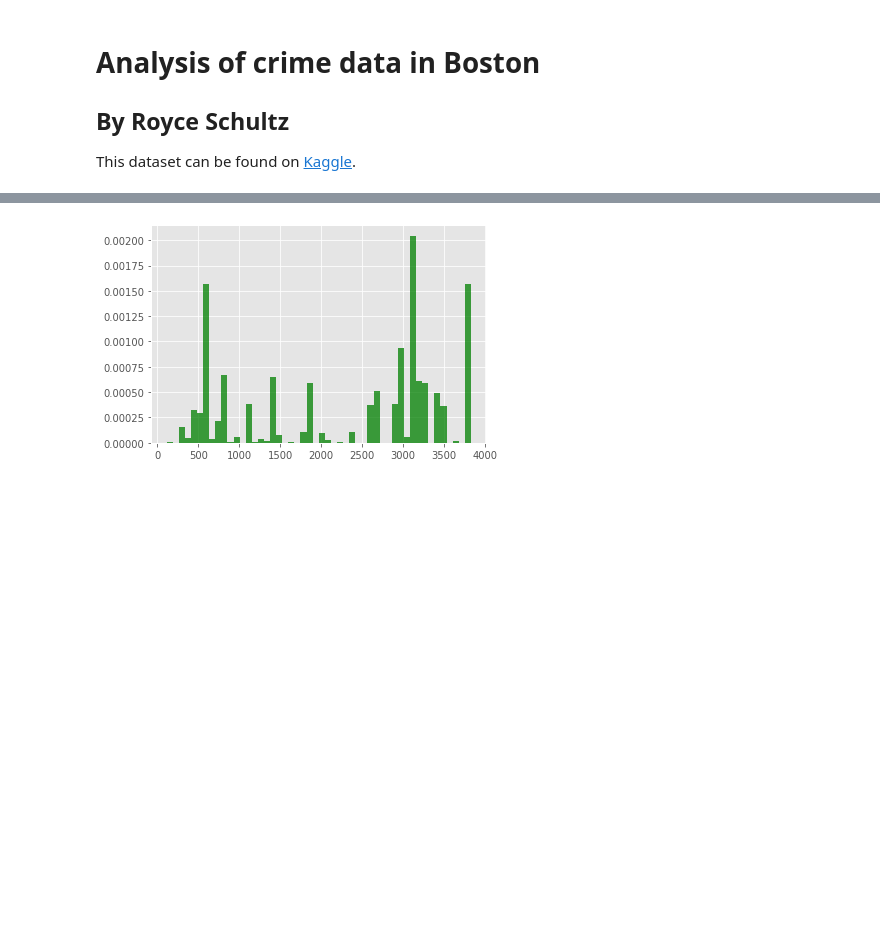
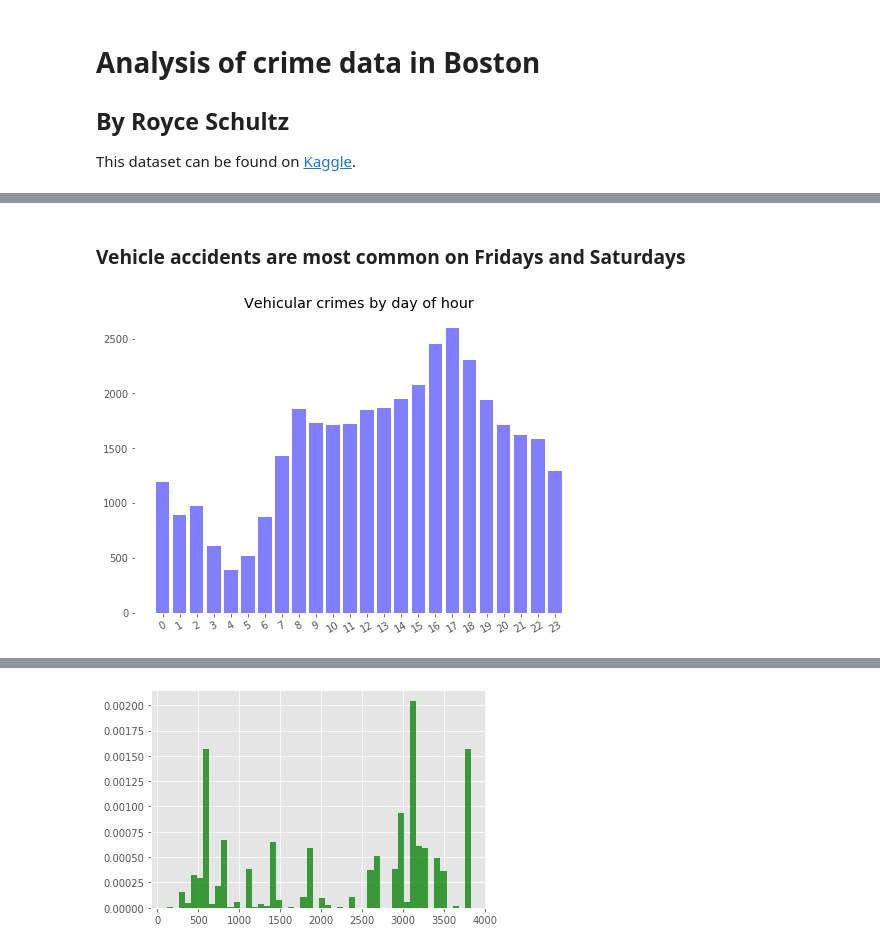
Before and after one commit to royceschultz/Data-Analysis, a Jupyter notebook: CrimeData.ipynb, the cells around one changed output, grey strips where cells are left out. Drawn from its saved outputs; the diff is of its cells as text; code cells hidden in the pictures; blank space fills up the shorter version.

```diff
--- a/CrimeData.ipynb
+++ b/CrimeData.ipynb
@@ -31,0 +62,16 @@ crime_data.describe()
+# %% [markdown]
+### Vehicle accidents are most common on Fridays and Saturdays
+# %%
+dow_set = vehicle_crimes.HOUR.value_counts()
+
+y_pos = np.arange(len(dow_set))
+dow_set = dow_set.reindex(index=y_pos)
+
+fig, ax = plt.subplots(figsize=(8, 5.5))
+plt.bar(y_pos, dow_set.values, color='b', align='center', alpha=0.5)
+plt.xticks(y_pos, dow_set.keys(), rotation=30)
+plt.title('Vehicular crimes by day of hour')
+plt.grid()
+ax.set_facecolor('w')
+# %% [output]
+[figure, added]
```
Also changed, not shown: parts of 10 cells of this notebook.
